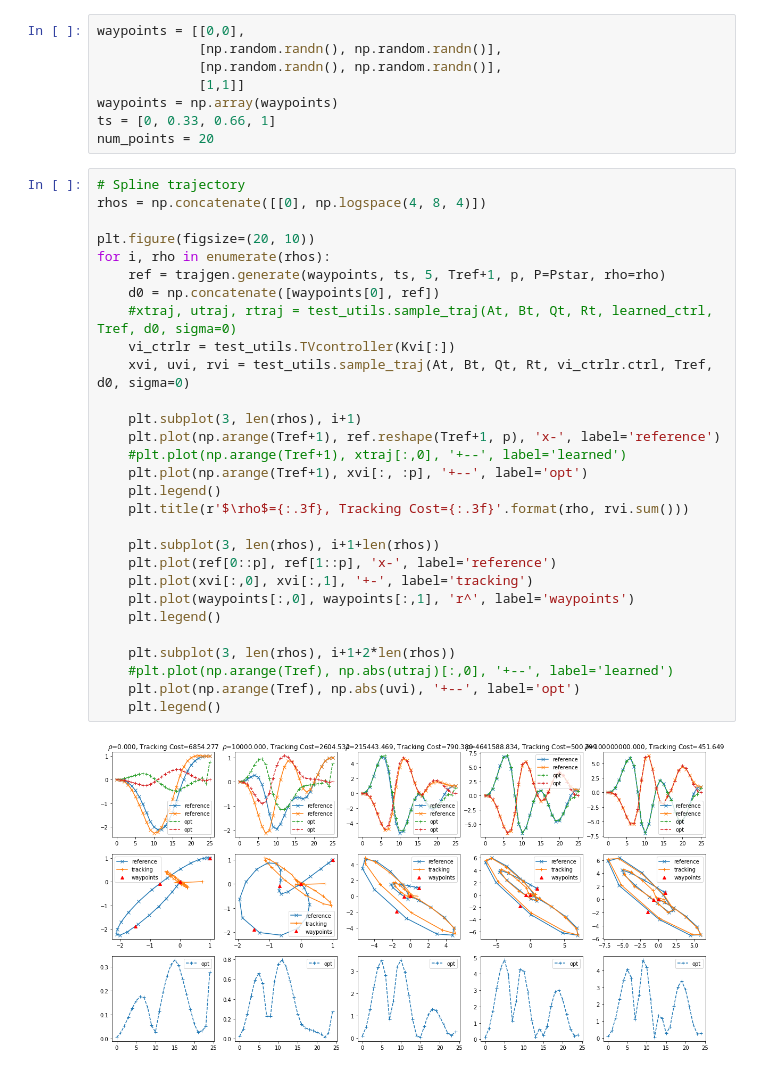
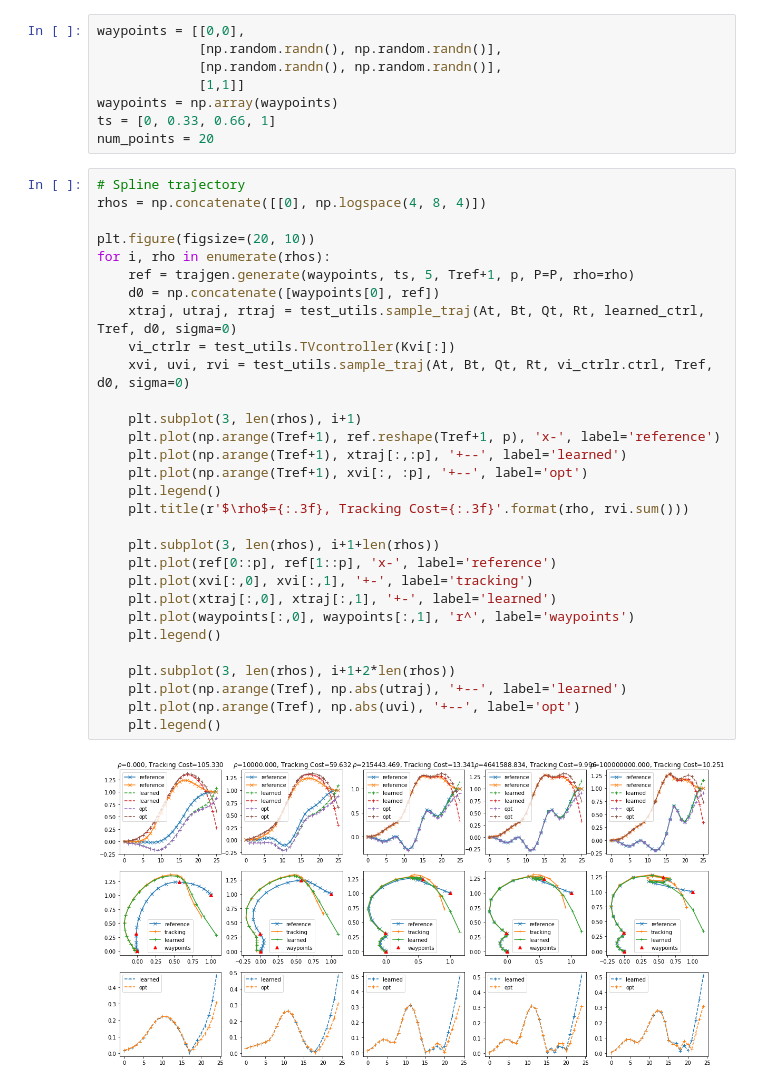
Before and after one commit to Nusha97/Layered-control-architectures-for-Robotics, a Jupyter notebook: tracking/LSTD Tutorial.ipynb, the cells around one changed output. Drawn from its saved outputs; the diff is of its cells as text.

```diff
--- a/tracking/LSTD Tutorial.ipynb
+++ b/tracking/LSTD Tutorial.ipynb
@@ -240,31 +246,32 @@ num_points = 20
 # %%
 # Spline trajectory
 rhos = np.concatenate([[0], np.logspace(4, 8, 4)])
 
 plt.figure(figsize=(20, 10))
 for i, rho in enumerate(rhos):
-    ref = trajgen.generate(waypoints, ts, 5, Tref+1, p, P=Pstar, rho=rho)
+    ref = trajgen.generate(waypoints, ts, 5, Tref+1, p, P=P, rho=rho)
     d0 = np.concatenate([waypoints[0], ref])
-    #xtraj, utraj, rtraj = test_utils.sample_traj(At, Bt, Qt, Rt, learned_ctrl, Tref, d0, sigma=0)
+    xtraj, utraj, rtraj = test_utils.sample_traj(At, Bt, Qt, Rt, learned_ctrl, Tref, d0, sigma=0)
     vi_ctrlr = test_utils.TVcontroller(Kvi[:])
     xvi, uvi, rvi = test_utils.sample_traj(At, Bt, Qt, Rt, vi_ctrlr.ctrl, Tref, d0, sigma=0)
 
     plt.subplot(3, len(rhos), i+1)
     plt.plot(np.arange(Tref+1), ref.reshape(Tref+1, p), 'x-', label='reference')
-    #plt.plot(np.arange(Tref+1), xtraj[:,0], '+--', label='learned')
+    plt.plot(np.arange(Tref+1), xtraj[:,:p], '+--', label='learned')
     plt.plot(np.arange(Tref+1), xvi[:, :p], '+--', label='opt')
     plt.legend()
     plt.title(r'$\rho$={:.3f}, Tracking Cost={:.3f}'.format(rho, rvi.sum()))
 
     plt.subplot(3, len(rhos), i+1+len(rhos))
     plt.plot(ref[0::p], ref[1::p], 'x-', label='reference')
     plt.plot(xvi[:,0], xvi[:,1], '+-', label='tracking')
+    plt.plot(xtraj[:,0], xtraj[:,1], '+-', label='learned')
     plt.plot(waypoints[:,0], waypoints[:,1], 'r^', label='waypoints')
     plt.legend()
 
     plt.subplot(3, len(rhos), i+1+2*len(rhos))
-    #plt.plot(np.arange(Tref), np.abs(utraj)[:,0], '+--', label='learned')
+    plt.plot(np.arange(Tref), np.abs(utraj), '+--', label='learned')
     plt.plot(np.arange(Tref), np.abs(uvi), '+--', label='opt')
     plt.legend()
 # %% [output]
-[figure, old version]
+[figure, new version]
```
Also changed, not shown: parts of 4 cells of this notebook.
